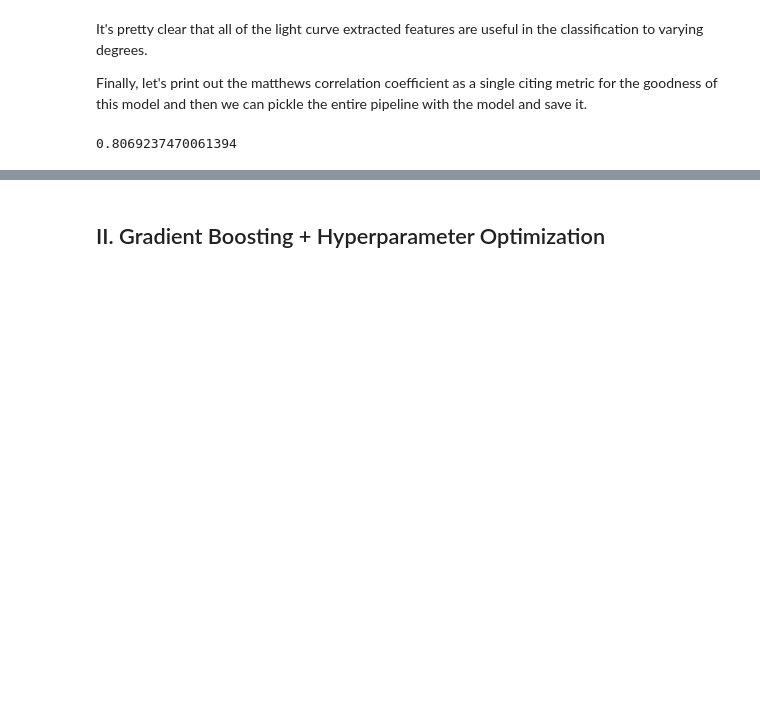
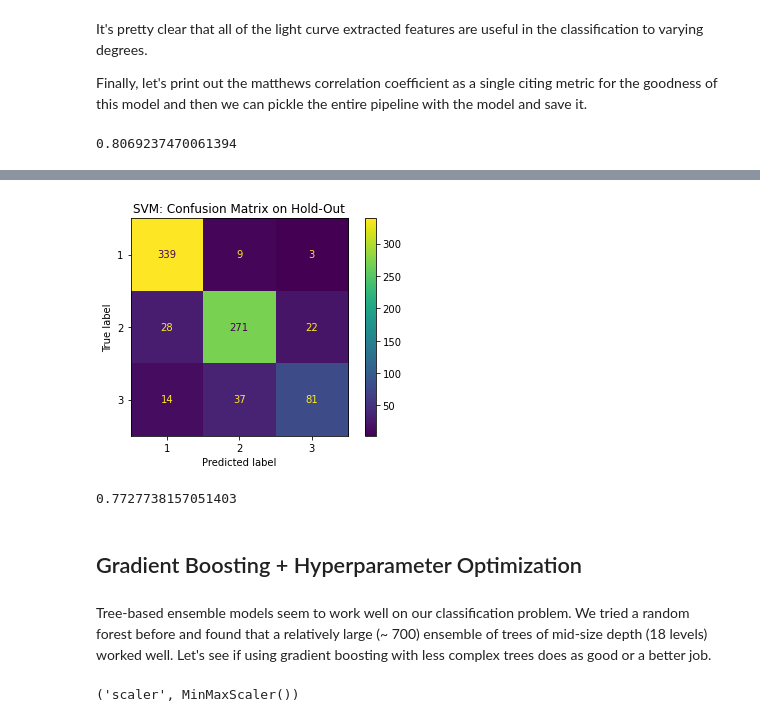
Before and after one commit to admveen/Exoplanet, a Jupyter notebook: notebooks/Exo_Modeling.ipynb, the cells around one changed output, grey strips where cells are left out. Cells and saved outputs as stored; diff of their text form; code cells hidden in the pictures; blank space fills up the shorter version.

Commit message:
kernelized_svm and xgboost models added. modeling finished up

```diff
--- a/notebooks/Exo_Modeling.ipynb
+++ b/notebooks/Exo_Modeling.ipynb
@@ -205,0 +274,5 @@ pickle.dump(bestmod, open(model_path, 'wb'))
+# %%
+SVC_intermod.fit(X_train, y_train_flat)
+y_pred_svc = SVC_intermod.predict(X_test)
+
+print(classification_report(y_test_flat, y_pred_svc))
@@ -205,0 +291,5 @@ pickle.dump(bestmod, open(model_path, 'wb'))
+# %%
+parameters = {'exo_SVC__C': [50, 100, 250, 500], 'exo_SVC__gamma': [5, 10, 25, 50]}
+exo_SVM_cv = GridSearchCV(full_pipeline, param_grid = parameters, cv = 5, scoring = 'f1_micro')
+# %%
+exo_SVM_cv.fit(X_train, y_train_flat)
@@ -205,0 +314,4 @@ pickle.dump(bestmod, open(model_path, 'wb'))
+# %%
+bestmod_SVC = exo_SVM_cv.best_estimator_
+bestmod_SVC.fit(X_train, y_train_flat)
+y_predSVC = bestmod_SVC.predict(X_test)
@@ -205,0 +342,11 @@ pickle.dump(bestmod, open(model_path, 'wb'))
+# %%
+plot_confusion_matrix(bestmod_SVC, X_test, y_test_flat)
+plt.title('SVM: Confusion Matrix on Hold-Out')
+plt.show()
+# %% [output]
+[figure, added]
+# %%
+# Matthews Correlation Coefficient for hyerparameter optimized SVM with RBF Kernel
+print(mcc(y_test_flat,y_predSVC))
+# %% [output]
+0.7727738157051403
@@ -206,2 +356,2 @@ pickle.dump(bestmod, open(model_path, 'wb'))
 # %% [markdown]
-## II. Gradient Boosting + Hyperparameter Optimization
+## Gradient Boosting + Hyperparameter Optimization
@@ -209,0 +358,2 @@ from sklearn.ensemble import GradientBoostingClassifier
+# %% [markdown]
+Tree-based ensemble models seem to work well on our classification problem. We tried a random forest before and found that a relatively large (~ 700) ensemble of trees of mid-size depth (18 levels) worked well. Let's see if using gradient boosting with less complex trees does as good or a better job.
@@ -209,0 +362,4 @@ from sklearn.ensemble import GradientBoostingClassifier
+# %%
+full_pipeline.steps.pop(-1)
+# %% [output]
+('scaler', MinMaxScaler())
```
Also changed, not shown: parts of 35 cells of this notebook, 2 other files.
